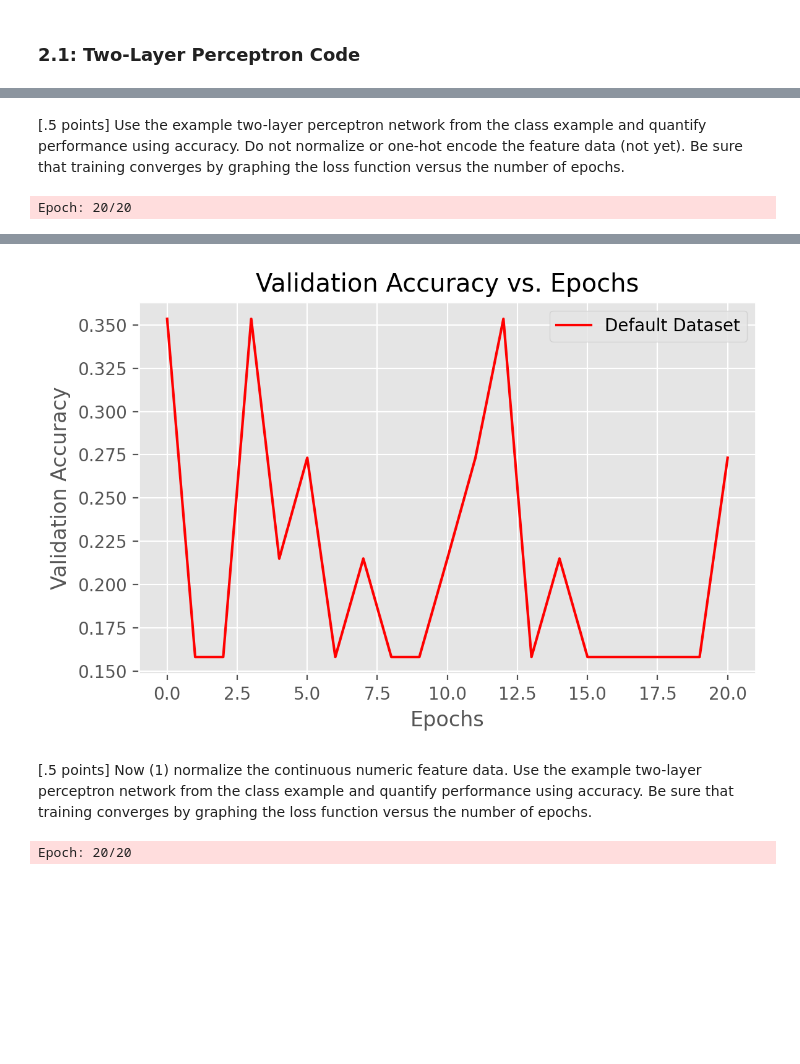
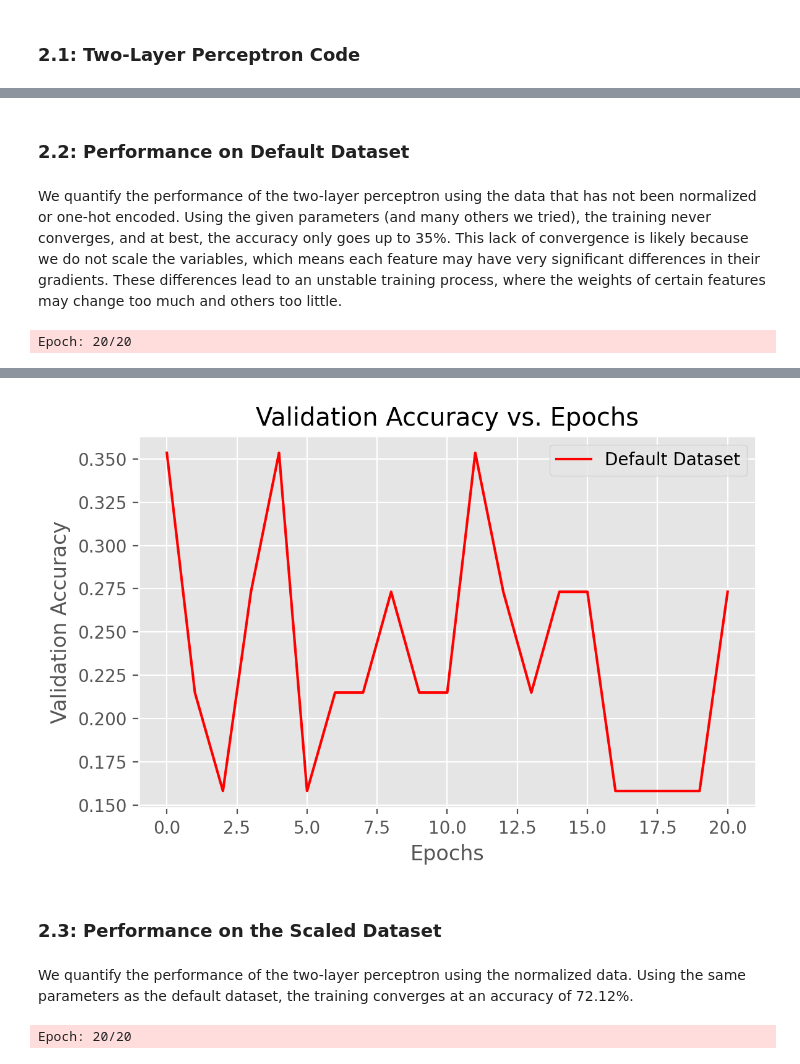
Before and after one commit to 48774861/mlpython_lab4, a Jupyter notebook: lab4_mlpython_pham_gurrola.ipynb, the cells around one changed output, grey strips where cells are left out. Saved outputs shown, nothing was run; the diff lists cells and outputs as text; code cells hidden in the pictures; blank space fills up the shorter version.

```diff
--- a/lab4_mlpython_pham_gurrola.ipynb
+++ b/lab4_mlpython_pham_gurrola.ipynb
@@ -377,7 +314,14 @@ Validation acc: 0.6652227722772277
+# %% [markdown]
+### 2.2: Performance on Default Dataset
 # %% [markdown]
-
-[.5 points] Use the example two-layer perceptron network from the class example and quantify performance using accuracy. Do not normalize or one-hot encode the feature data (not yet). Be sure that training converges by graphing the loss function versus the number of epochs.
+We quantify the performance of the two-layer perceptron using the data that has not been normalized or one-hot encoded. Using the given parameters (and many others we tried), the training never converges, and at best, the accuracy only goes up to 35%. This lack of convergence is likely because we do not scale the variables, which means each feature may have very significant differences in their gradients. These differences lead to an unstable training process, where the weights of certain features may change too much and others too little.
 # %%
+vals = { 'n_hidden':30,
+         'C':0.01, 'epochs':20, 'eta':0.001, # poor starting learning rate!!
+         'alpha':0.001, 'decrease_const':0.1, 'decrease_iter':15,
+         'minibatches':50,
+         'shuffle':True,'random_state':1}
+
 # Default dataset without scaling or encoding
 X_train, y_train, X_test, y_test = balance_data(cleaned_data)
 
@@ -395,7 +339,9 @@ Wall time: 3.45 s
 =================
 Default Dataset :
 Resubstitution acc: 0.25
 Validation acc: 0.27323982398239827
-[figure, old version]
+[figure, new version]
+# %% [markdown]
+### 2.3: Performance on the Scaled Dataset
 # %% [markdown]
-[.5 points] Now (1) normalize the continuous numeric feature data. Use the example two-layer perceptron network from the class example and quantify performance using accuracy. Be sure that training converges by graphing the loss function versus the number of epochs.
+We quantify the performance of the two-layer perceptron using the normalized data. Using the same parameters as the default dataset, the training converges at an accuracy of 72.12%.
```
Also changed, not shown: parts of 24 cells of this notebook, 1 other file.
